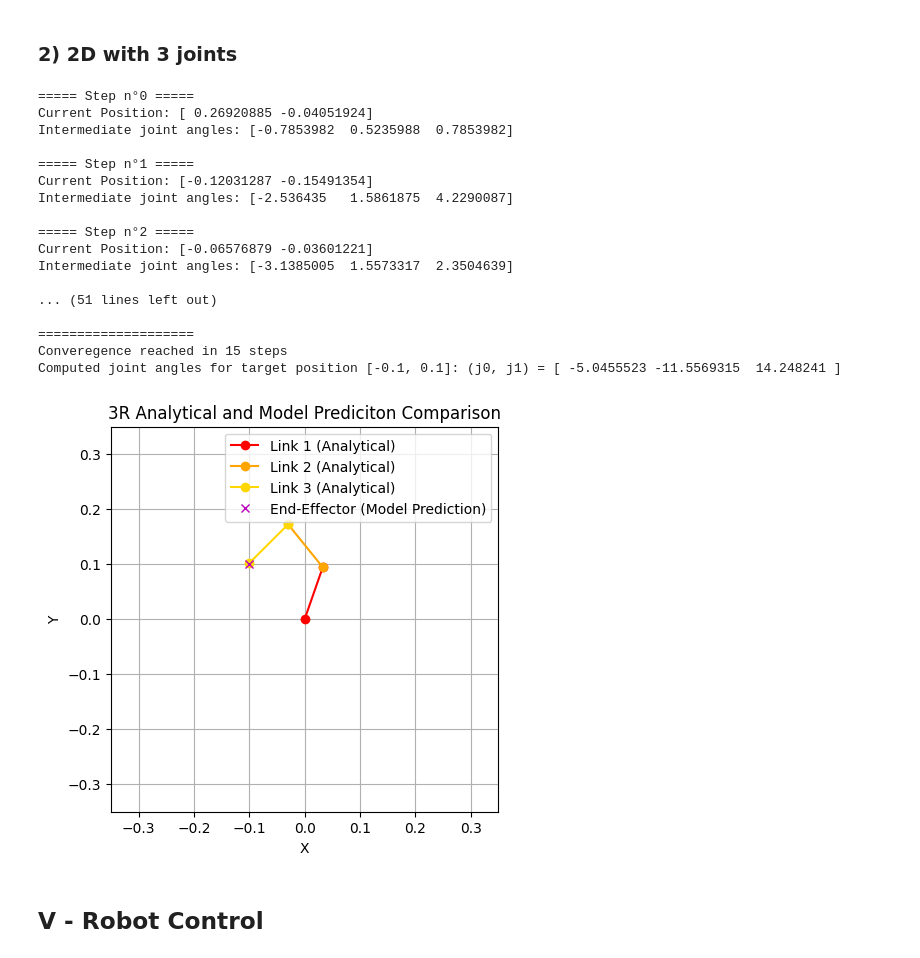
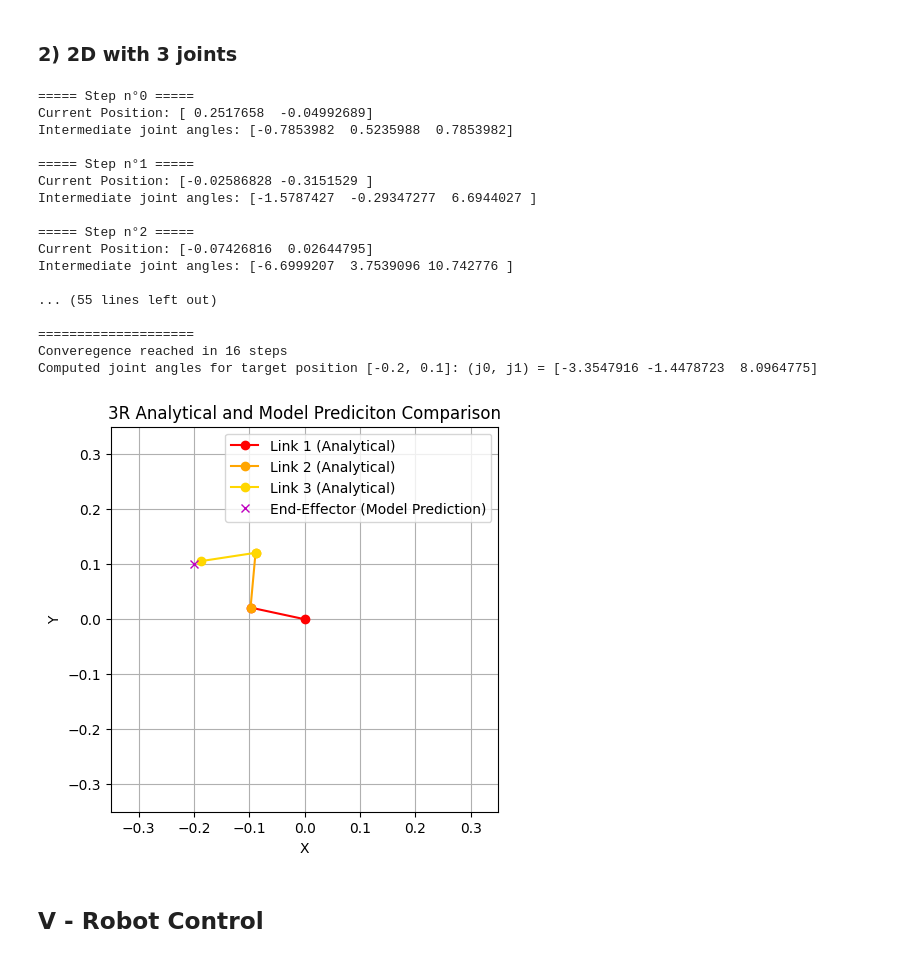
Before and after one commit to Mowibox/Mujoco-ML, a Jupyter notebook: mujoco_ml.ipynb, the cells around one changed output. Saved outputs shown, nothing was run; the diff lists cells and outputs as text; code cells hidden in the pictures.

```diff
--- a/mujoco_ml.ipynb
+++ b/mujoco_ml.ipynb
@@ -293,8 +293,8 @@ To define our model, we create a simple neural network with a few hidden layers
 # %%
 model_2R = Sequential()
 model_2R.add(Input((X_2R_train.shape[1],)))
-model_2R.add(Dense(32, activation="relu"))
-model_2R.add(Dense(8, activation="relu"))
+model_2R.add(Dense(16, activation="relu"))
+model_2R.add(Dense(4, activation="relu"))
 model_2R.add(Dense(y_2R_train.shape[1], activation="linear"))
 
 model_2R.summary()
@@ -965,32 +1020,32 @@ Computed joint angles for target position [0.15, 0]: (j0, j1) = [-0.8081546  7.8
 # %% [markdown]
 ### 2) 2D with 3 joints
 # %%
-target_position = [-0.1, 0.1]
+target_position = [-0.2, 0.1]
 initial_guess = [-np.pi/4, np.pi/6, np.pi/4]
 
 theta_solution = IK_Newton_Raphson(target_position, initial_guess, model_3R)
 
 result_model = FK(model_3R, theta_solution)
 dispFK_3R(result_model, theta_solution)
 # %% [output]
 ===== Step n°0 =====
-Current Position: [ 0.26920885 -0.04051924]
+Current Position: [ 0.2517658  -0.04992689]
 Intermediate joint angles: [-0.7853982  0.5235988  0.7853982]
 
 ===== Step n°1 =====
-Current Position: [-0.12031287 -0.15491354]
-Intermediate joint angles: [-2.536435   1.5861875  4.2290087]
+Current Position: [-0.02586828 -0.3151529 ]
+Intermediate joint angles: [-1.5787427  -0.29347277  6.6944027 ]
 
 ===== Step n°2 =====
-Current Position: [-0.06576879 -0.03601221]
-Intermediate joint angles: [-3.1385005  1.5573317  2.3504639]
+Current Position: [-0.07426816  0.02644795]
+Intermediate joint angles: [-6.6999207  3.7539096 10.742776 ]
 
-... (51 lines left out)
+... (55 lines left out)
 
 ====================
-Converegence reached in 15 steps
-Computed joint angles for target position [-0.1, 0.1]: (j0, j1) = [ -5.0455523 -11.5569315  14.248241 ]
+Converegence reached in 16 steps
+Computed joint angles for target position [-0.2, 0.1]: (j0, j1) = [-3.3547916 -1.4478723  8.0964775]
-[figure, old version]
+[figure, new version]
 # %% [markdown]
 ## V - Robot Control
 # %%
```
Also changed, not shown: parts of 32 cells of this notebook.
